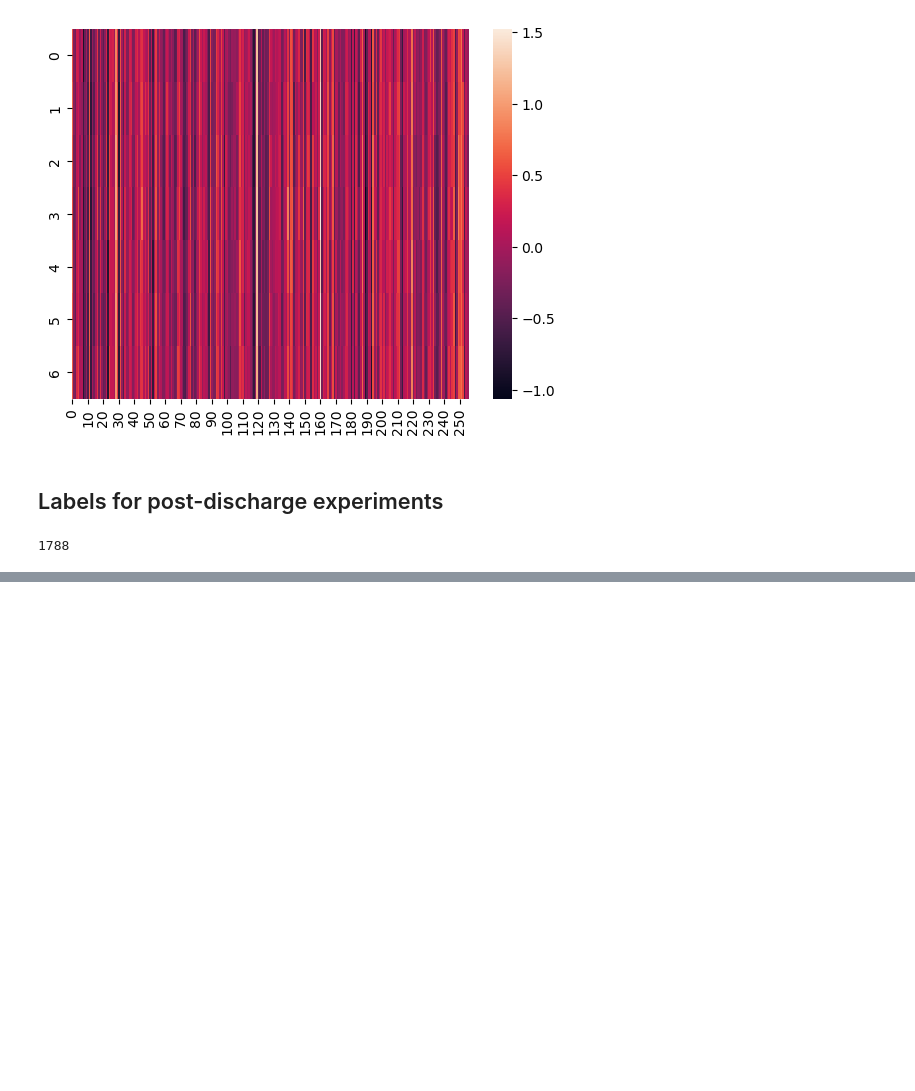
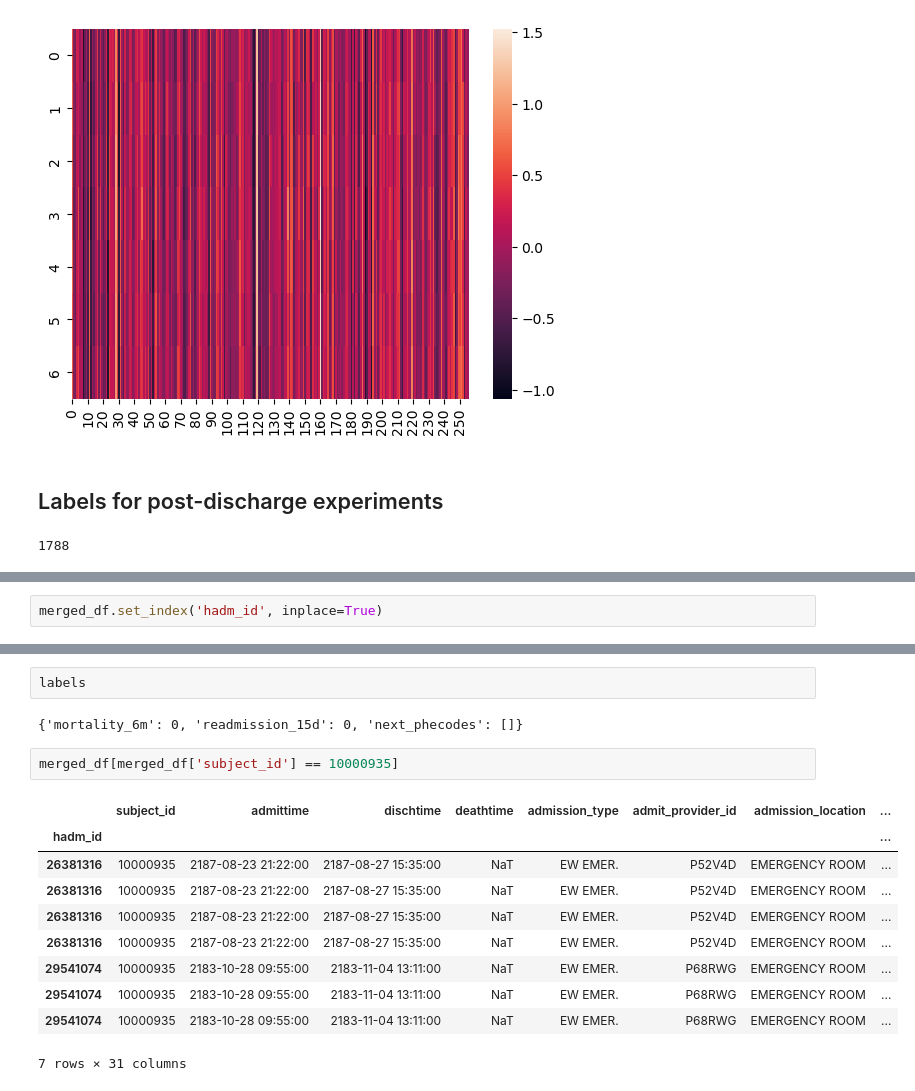
Before and after one commit to rickconci/GeomMLProj, a Jupyter notebook: data_scripts/GeomML_dataloader.ipynb, the cells around one changed output, grey strips where cells are left out. Cells and saved outputs as stored; diff of their text form; blank space fills up the shorter version.

```diff
--- a/data_scripts/GeomML_dataloader.ipynb
+++ b/data_scripts/GeomML_dataloader.ipynb
@@ -1765,0 +1798,2 @@ sns.heatmap(final_embeddings.detach().numpy())
+# %%
+merged_df.set_index('hadm_id', inplace=True)
@@ -1765,0 +2085,17 @@ sns.heatmap(final_embeddings.detach().numpy())
+# %%
+labels
+# %% [output]
+{'mortality_6m': 0, 'readmission_15d': 0, 'next_phecodes': []}
+# %%
+merged_df[merged_df['subject_id'] == 10000935]
+# %% [output]
+|  | subject_id | admittime | dischtime | deathtime | admission_type | admit_provider_id | admission_location | ... |
+| hadm_id |  |  |  |  |  |  |  | ... |
+| 26381316 | 10000935 | 2187-08-23 21:22:00 | 2187-08-27 15:35:00 | NaT | EW EMER. | P52V4D | EMERGENCY ROOM | ... |
+| 26381316 | 10000935 | 2187-08-23 21:22:00 | 2187-08-27 15:35:00 | NaT | EW EMER. | P52V4D | EMERGENCY ROOM | ... |
+| 26381316 | 10000935 | 2187-08-23 21:22:00 | 2187-08-27 15:35:00 | NaT | EW EMER. | P52V4D | EMERGENCY ROOM | ... |
+| 26381316 | 10000935 | 2187-08-23 21:22:00 | 2187-08-27 15:35:00 | NaT | EW EMER. | P52V4D | EMERGENCY ROOM | ... |
+| 29541074 | 10000935 | 2183-10-28 09:55:00 | 2183-11-04 13:11:00 | NaT | EW EMER. | P68RWG | EMERGENCY ROOM | ... |
+| 29541074 | 10000935 | 2183-10-28 09:55:00 | 2183-11-04 13:11:00 | NaT | EW EMER. | P68RWG | EMERGENCY ROOM | ... |
+| 29541074 | 10000935 | 2183-10-28 09:55:00 | 2183-11-04 13:11:00 | NaT | EW EMER. | P68RWG | EMERGENCY ROOM | ... |
+7 rows × 31 columns
```
Also changed, not shown: parts of 23 cells of this notebook, 12 other files.
